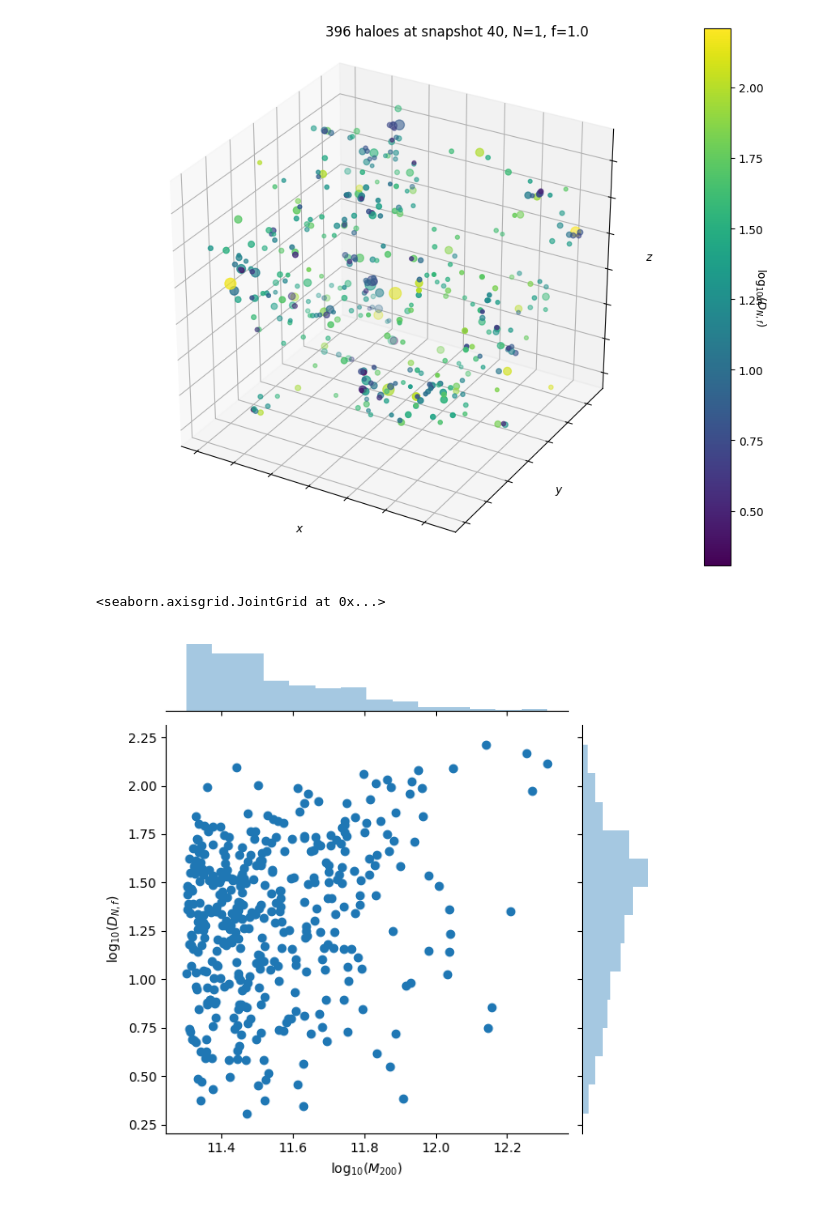
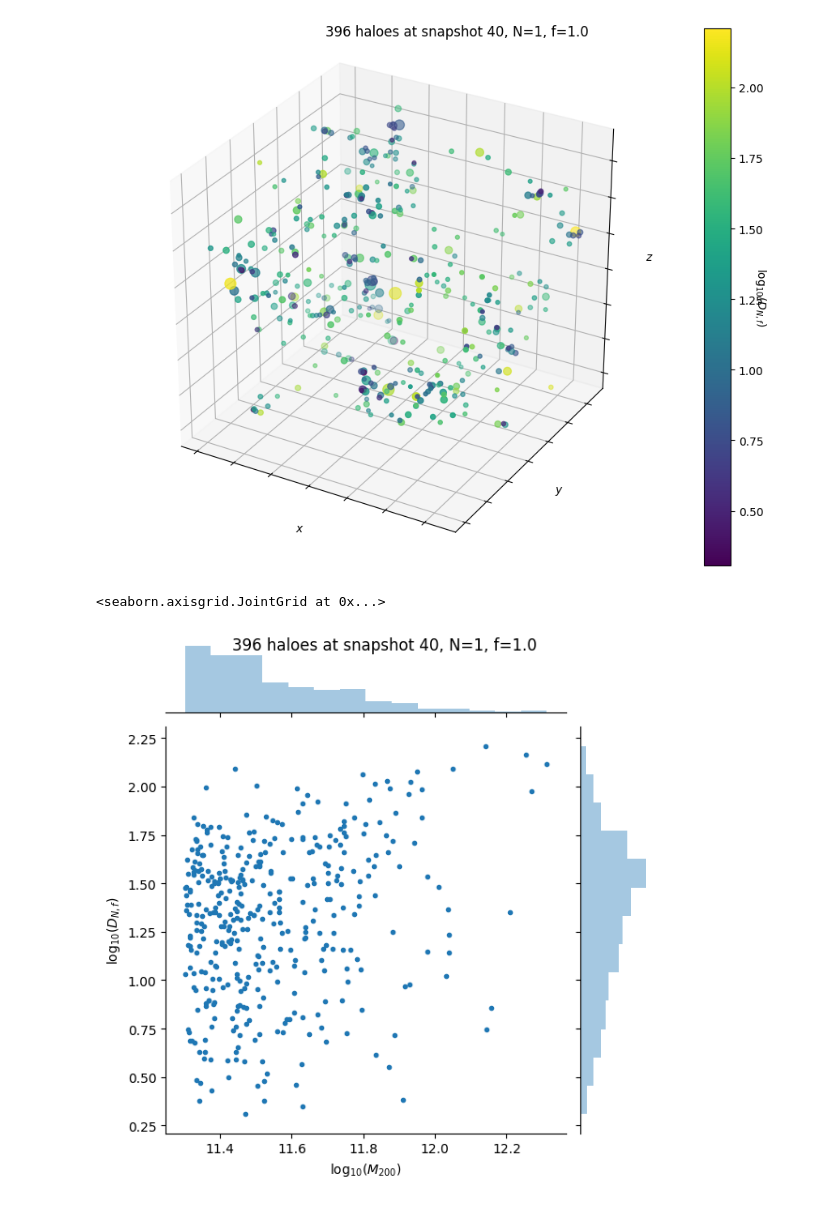
Before and after one commit to oleskiewicz/hbtp, a Jupyter notebook: environment.ipynb, the cells around one changed output. Drawn from its saved outputs; the diff is of its cells as text; code cells hidden in the pictures.

```diff
--- a/environment.ipynb
+++ b/environment.ipynb
@@ -126,10 +126,11 @@ fig, ax = plot3d(
 # %%
 p = sns.jointplot(x="m", y="d", data=pd.DataFrame({
     'm': np.log10(1e10*haloes['M200Crit']),
     'd': np.log10(nearest_neighbours)
-}), stat_func=None)
+}), marker='.', stat_func=None)
 
+p.fig.suptitle("%d haloes at snapshot %d, N=1, f=1.0" % (len(haloes), snap))
 p.set_axis_labels(r"$\log_{10}(M_{200})$", r"$\log_{10}(D_{N,f})$")
 # %% [output]
 <seaborn.axisgrid.JointGrid at 0x...>
-[figure, old version]
+[figure, new version]
```
Also changed, not shown: 1 other file.
